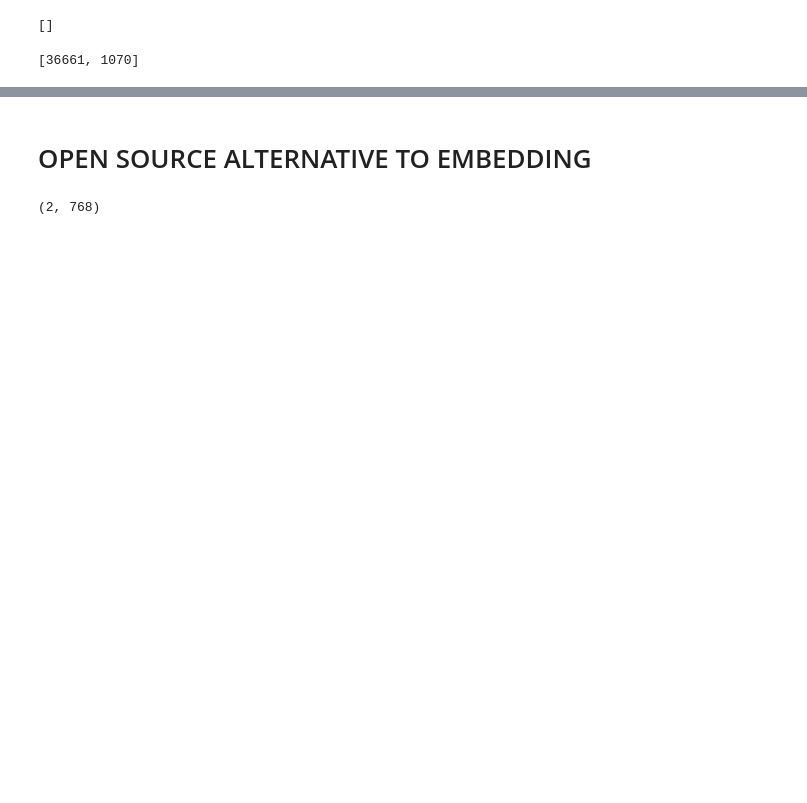
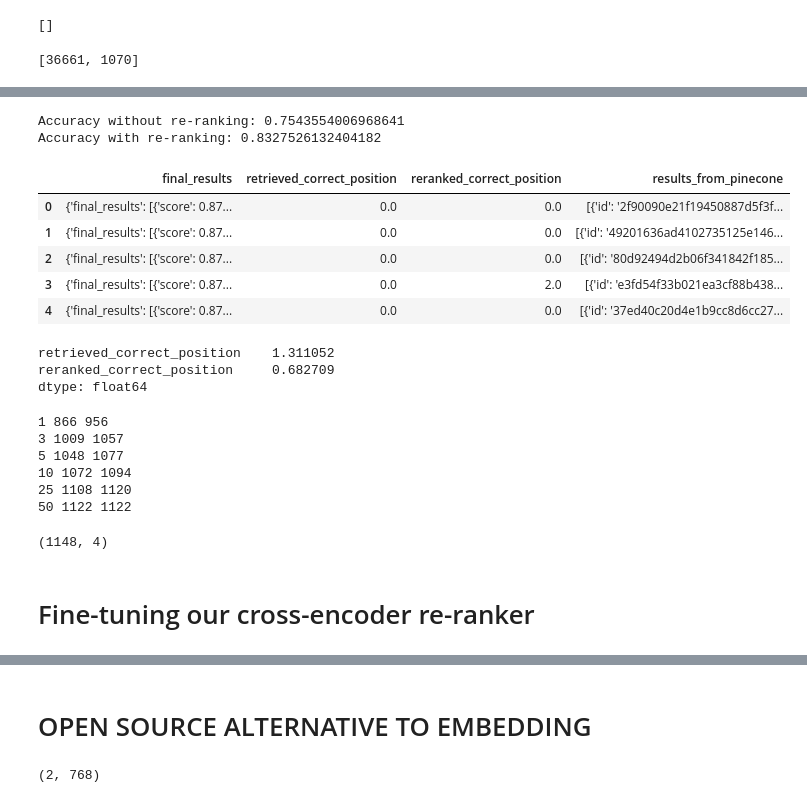
Before and after one commit to sinanuozdemir/oreilly-hands-on-gpt-llm, a Jupyter notebook: notebooks/semantic_search.ipynb, the cells around one changed output, grey strips where cells are left out. Cells and saved outputs as stored; diff of their text form; code cells hidden in the pictures; blank space fills up the shorter version.

```diff
--- a/notebooks/semantic_search.ipynb
+++ b/notebooks/semantic_search.ipynb
@@ -474,0 +585,12 @@ Accuracy of retrieval: 0.8825688073394495
+# %%
+for query in unique_inputs[:5]:
+
+    r = get_results_from_pinecone(
+        query, top_k=10, re_rank_model=cross_encoder, correct_hash=q_to_hash[query],
+        verbose=False
+        )
+
+    print(query)
+    print('raw retrieved index of correct result', r['retrieved_correct_position'])
+    print('reranked index of correct result',  r['reranked_correct_position'])
+    print('---')
@@ -474,0 +618,66 @@ Accuracy of retrieval: 0.8825688073394495
+# %%
+# Let's test the performance re-ranking against validation datapoints
+# Note we could not use Pinecone here to speed things up
+#  but it's also a good time to see the latency of the pipeline with Pinecone
+test_sample = dataset['test']
+# %%
+TOP_K=50
+# %%
+logger.setLevel(logging.CRITICAL)
+
+predictions = []
+
+for question in tqdm(test_sample['question']):
+    r = get_results_from_pinecone(
+        question, top_k=TOP_K, re_rank_model=cross_encoder, correct_hash=q_to_hash[question],
+        verbose=False
+        )
+
+    r['retrieved_correct_position'], r['reranked_correct_position']
+    predictions.append(r)
+# %%
+retrieved_accuracy = sum([_['retrieved_correct_position'] == 0 for _ in predictions])/len(predictions)
+re_ranked_accuracy = sum([_['reranked_correct_position'] == 0 for _ in predictions])/len(predictions)
+
+print(f'Accuracy without re-ranking: {retrieved_accuracy}')
+print(f'Accuracy with re-ranking: {re_ranked_accuracy}')
+# %% [output]
+Accuracy without re-ranking: 0.7543554006968641
+Accuracy with re-ranking: 0.8327526132404182
+# %%
+import pandas as pd
+
+predictions_df = pd.DataFrame(predictions)
+predictions_df.head()
+# %% [output]
+|  | final_results | retrieved_correct_position | reranked_correct_position | results_from_pinecone |
+| 0 | {'final_results': [{'score': 0.87... | 0.0 | 0.0 | [{'id': '2f90090e21f19450887d5f3f... |
+| 1 | {'final_results': [{'score': 0.87... | 0.0 | 0.0 | [{'id': '49201636ad4102735125e146... |
+| 2 | {'final_results': [{'score': 0.87... | 0.0 | 0.0 | [{'id': '80d92494d2b06f341842f185... |
+| 3 | {'final_results': [{'score': 0.87... | 0.0 | 2.0 | [{'id': 'e3fd54f33b021ea3cf88b438... |
+| 4 | {'final_results': [{'score': 0.87... | 0.0 | 0.0 | [{'id': '37ed40c20d4e1b9cc8d6cc27... |
+# %%
+predictions_df[['retrieved_correct_position', 'reranked_correct_position']].mean()  # lower is better
+# %% [output]
+retrieved_correct_position    1.311052
+reranked_correct_position     0.682709
+dtype: float64
+# %%
+# do recall @ 1, 3, 5, 10
+for k in (1, 3, 5, 10, 25, 50):
+    embedding_only_recall = predictions_df[predictions_df['retrieved_correct_position'] < k].shape[0]
+    reranked_recall = predictions_df[predictions_df['reranked_correct_position'] < k].shape[0]
+    print(k, embedding_only_recall, reranked_recall)
+# %% [output]
+1 866 956
+3 1009 1057
+5 1048 1077
+10 1072 1094
+25 1108 1120
+50 1122 1122
+# %%
+predictions_df.shape
+# %% [output]
+(1148, 4)
+# %% [markdown]
+# Fine-tuning our cross-encoder re-ranker
```
Also changed, not shown: parts of 120 cells of this notebook, 2 other files.
